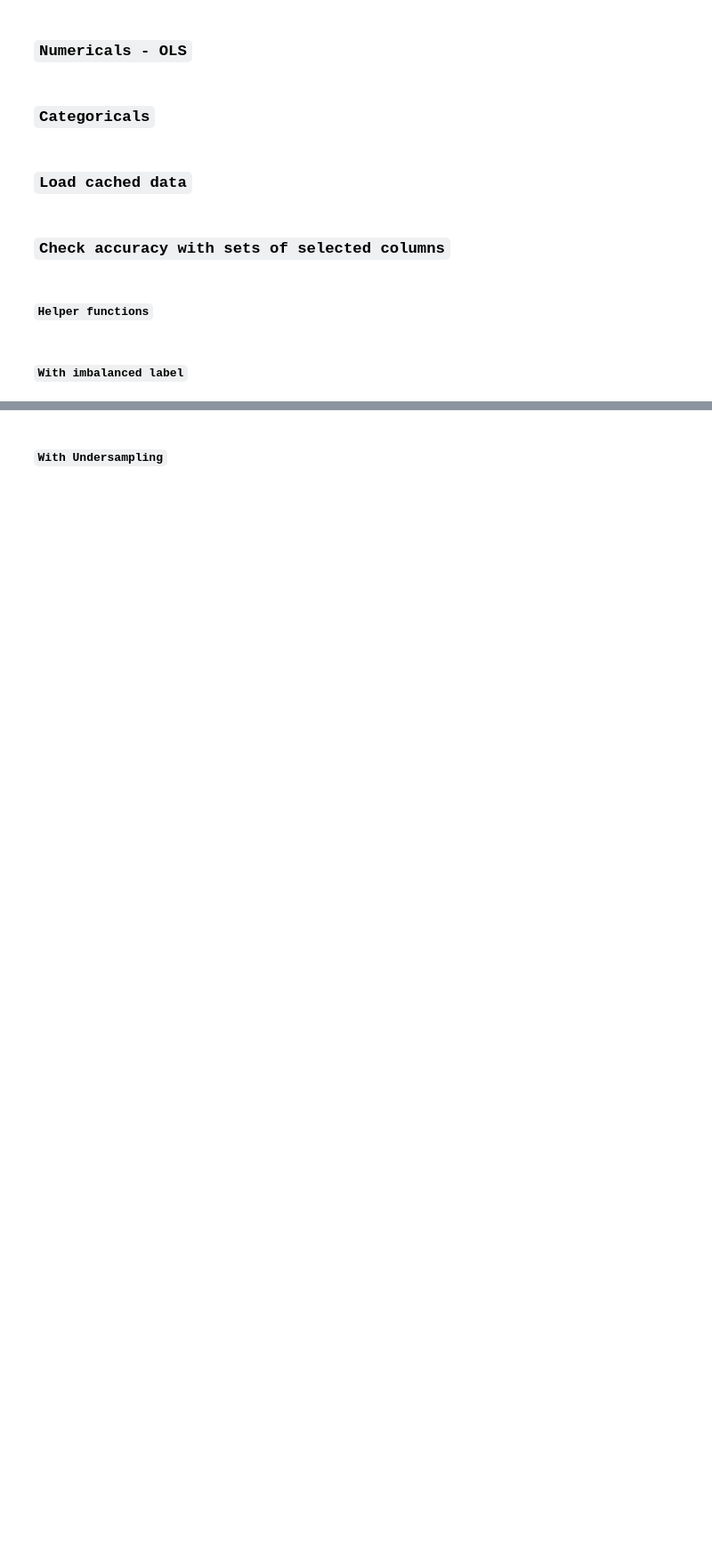
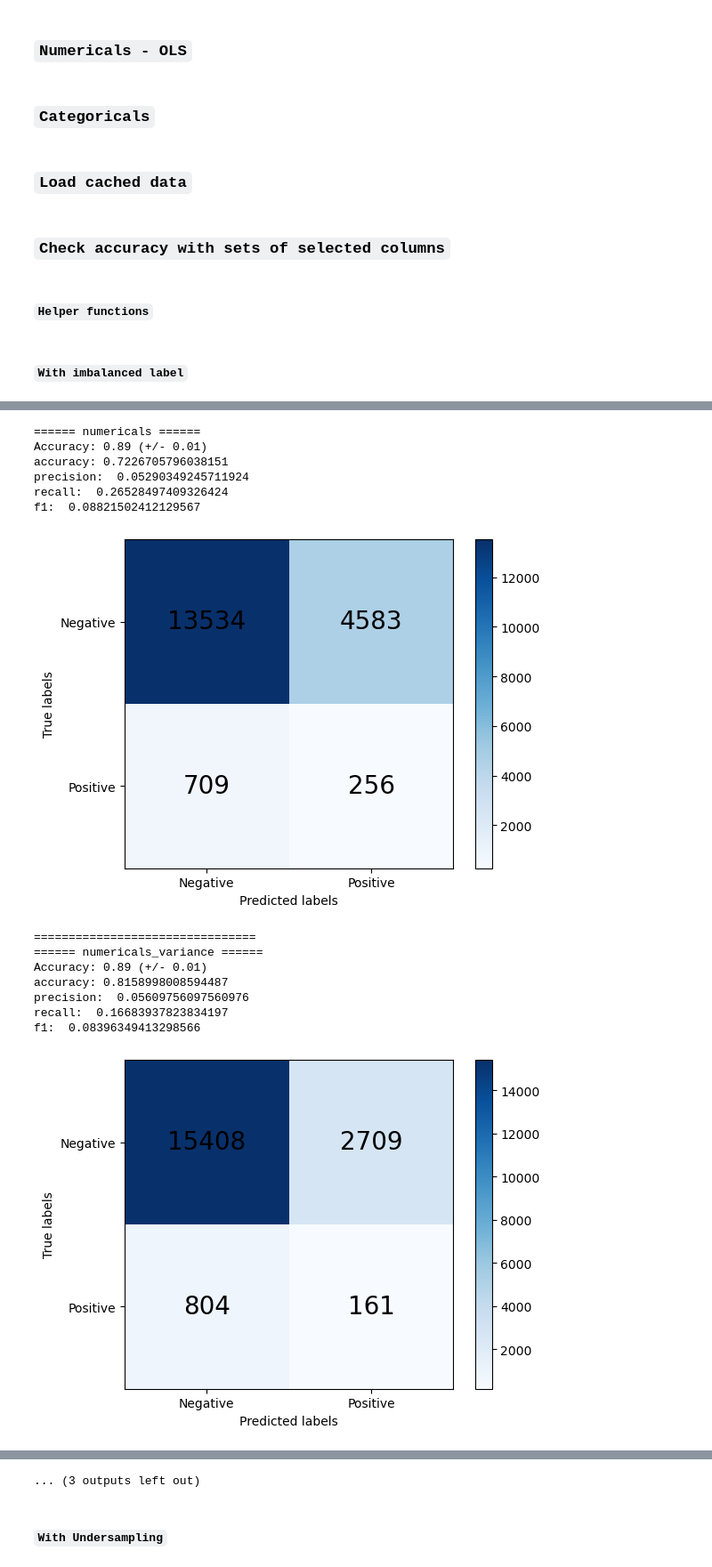
Before and after one commit to fabio1623/lab-handling-data-imbalance-classification, a Jupyter notebook: solution.ipynb, the cells around one changed output, grey strips where cells are left out. Shown at 89% size. Saved outputs shown, nothing was run; the diff lists cells and outputs as text; code cells hidden in the pictures; blank space fills up the shorter version.

```diff
--- a/solution.ipynb
+++ b/solution.ipynb
@@ -290,12 +301,12 @@ def score_selected_columns(numerical_df_tuples, sample_action = ''):
 # %% [markdown]
 #### `With imbalanced label`
 # %%
-numerical_df_tuples = [
-    ('numericals', numericals),
-    ('numericals_variance', numericals_variance),
-    ('numericals_variance_manual_drop', numericals_variance_manual_drop),
-    ('numericals_chi2', numericals_chi2),
-    ('numericals_rfe', numericals_rfe),
-    ('numericals_rfe_manual_drop', numericals_rfe_manual_drop),
-    ('numericals_ols', numericals_ols)
+selectors = [
+    {'name': 'numericals', 'dataframe': numericals},
+    {'name': 'numericals_variance', 'dataframe': numericals_variance},
+    {'name': 'numericals_variance_manual_drop', 'dataframe': numericals_variance_manual_drop},
+    {'name': 'numericals_chi2', 'dataframe': numericals_chi2},
+    {'name': 'numericals_rfe', 'dataframe': numericals_rfe},
+    {'name': 'numericals_rfe_manual_drop', 'dataframe': numericals_rfe_manual_drop},
+    {'name': 'numericals_ols', 'dataframe': numericals_ols},
 ]
@@ -359,0 +313,18 @@ array([[15513,  2604],
+# %%
+score_selected_columns(selectors=selectors)
+# %% [output]
+====== numericals ======
+Accuracy: 0.89 (+/- 0.01)
+accuracy: 0.7226705796038151
+precision:  0.05290349245711924
+recall:  0.26528497409326424
+f1:  0.08821502412129567
+[figure, added]
+================================
+====== numericals_variance ======
+Accuracy: 0.89 (+/- 0.01)
+accuracy: 0.8158998008594487
+precision:  0.05609756097560976
+recall:  0.16683937823834197
+f1:  0.08396349413298566
+[figure, added]
@@ -360,3 +363,4 @@ array([[15513,  2604],
+... (3 outputs left out)
 # %% [markdown]
 #### `With Undersampling`
 # %%
```
Also changed, not shown: parts of 6 cells of this notebook.
